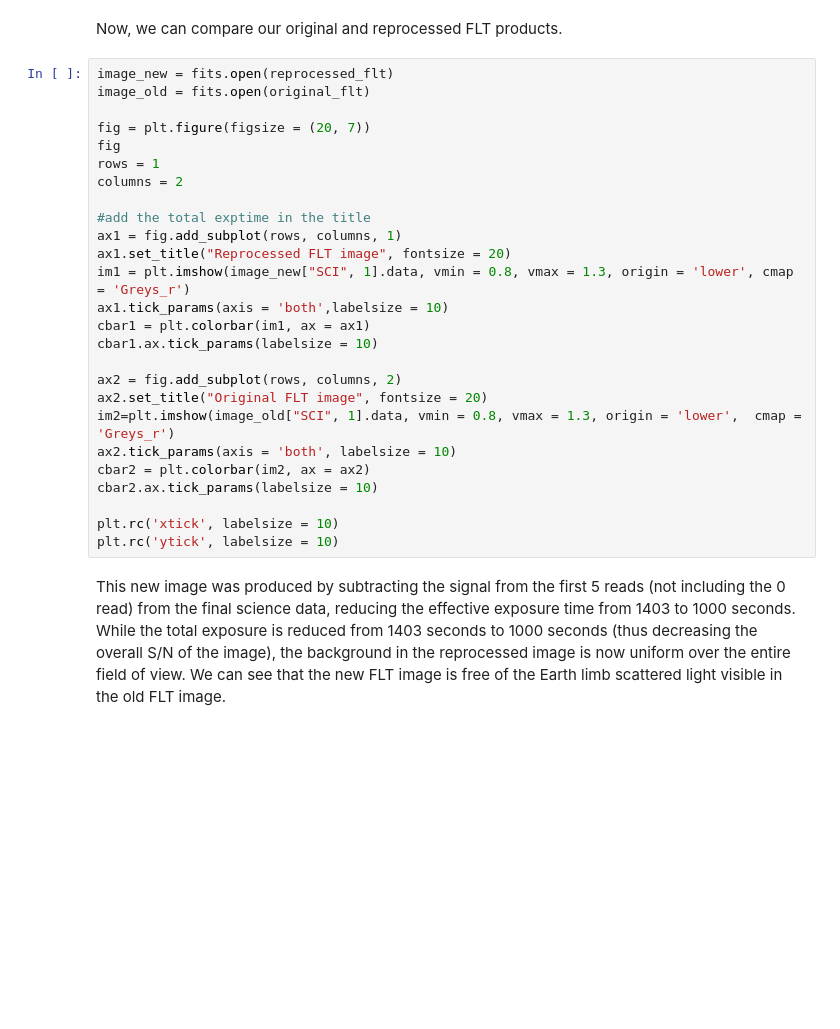
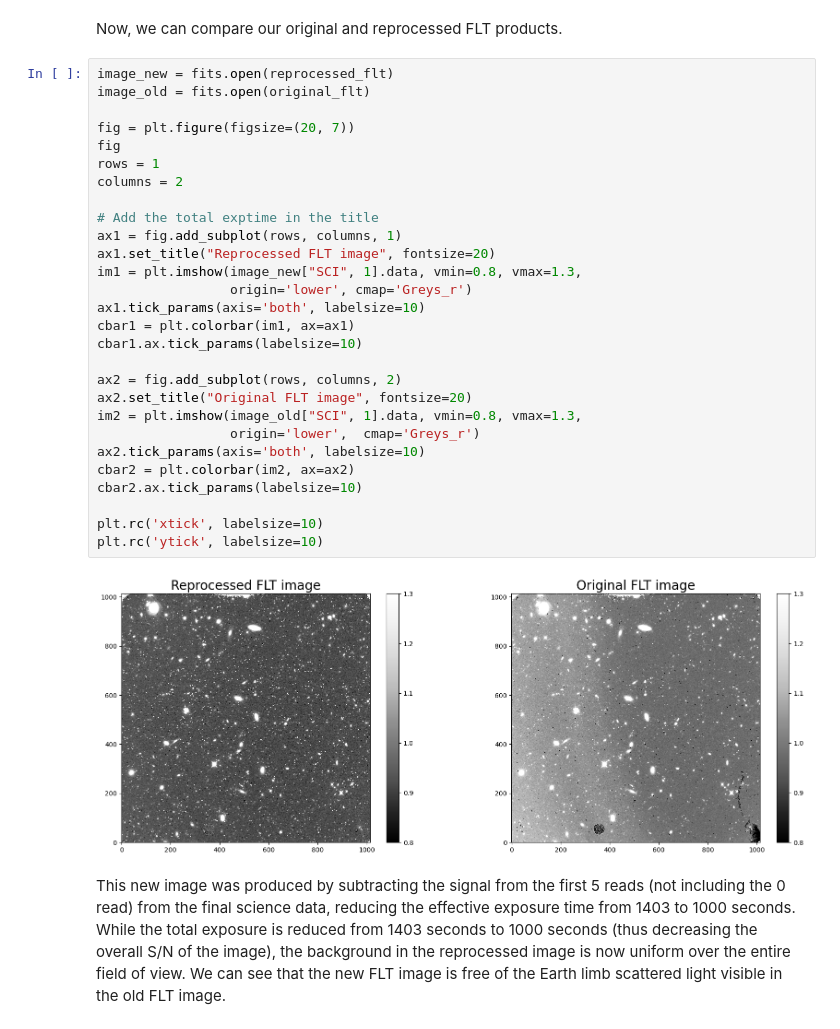
Before and after one commit to thanhdatio/HuongDanAI, a Jupyter notebook: notebooks/WFC3/ir_scattered_light_manual_corrections/Correcting_for_Scattered_Light_in_IR_Exposures_by_Manually_Subtracting_Bad_Reads.ipynb, the cells around one changed output. Cells and saved outputs as stored; diff of their text form; blank space fills up the shorter version.

```diff
--- a/notebooks/WFC3/ir_scattered_light_manual_corrections/Correcting_for_Scattered_Light_in_IR_Exposures_by_Manually_Subtracting_Bad_Reads.ipynb
+++ b/notebooks/WFC3/ir_scattered_light_manual_corrections/Correcting_for_Scattered_Light_in_IR_Exposures_by_Manually_Subtracting_Bad_Reads.ipynb
@@ -537,29 +571,33 @@ Now, we can compare our original and reprocessed FLT products.
 # %%
 image_new = fits.open(reprocessed_flt)
 image_old = fits.open(original_flt)
 
-fig = plt.figure(figsize = (20, 7))
+fig = plt.figure(figsize=(20, 7))
 fig
 rows = 1
 columns = 2
 
-#add the total exptime in the title
+# Add the total exptime in the title
 ax1 = fig.add_subplot(rows, columns, 1)
-ax1.set_title("Reprocessed FLT image", fontsize = 20)
-im1 = plt.imshow(image_new["SCI", 1].data, vmin = 0.8, vmax = 1.3, origin = 'lower', cmap = 'Greys_r')
-ax1.tick_params(axis = 'both',labelsize = 10)
-cbar1 = plt.colorbar(im1, ax = ax1)
-cbar1.ax.tick_params(labelsize = 10)
+ax1.set_title("Reprocessed FLT image", fontsize=20)
+im1 = plt.imshow(image_new["SCI", 1].data, vmin=0.8, vmax=1.3,
+                 origin='lower', cmap='Greys_r')
+ax1.tick_params(axis='both', labelsize=10)
+cbar1 = plt.colorbar(im1, ax=ax1)
+cbar1.ax.tick_params(labelsize=10)
 
 ax2 = fig.add_subplot(rows, columns, 2)
-ax2.set_title("Original FLT image", fontsize = 20)
-im2=plt.imshow(image_old["SCI", 1].data, vmin = 0.8, vmax = 1.3, origin = 'lower',  cmap = 'Greys_r')
-ax2.tick_params(axis = 'both', labelsize = 10)
-cbar2 = plt.colorbar(im2, ax = ax2)
-cbar2.ax.tick_params(labelsize = 10)
+ax2.set_title("Original FLT image", fontsize=20)
+im2 = plt.imshow(image_old["SCI", 1].data, vmin=0.8, vmax=1.3,
+                 origin='lower',  cmap='Greys_r')
+ax2.tick_params(axis='both', labelsize=10)
+cbar2 = plt.colorbar(im2, ax=ax2)
+cbar2.ax.tick_params(labelsize=10)
 
-plt.rc('xtick', labelsize = 10)
-plt.rc('ytick', labelsize = 10)
+plt.rc('xtick', labelsize=10)
+plt.rc('ytick', labelsize=10)
+# %% [output]
+[figure, added]
 # %% [markdown]
 This new image was produced by subtracting the signal from the first 5 reads (not including the 0 read) from the final science data, reducing the effective exposure time from 1403 to 1000 seconds. While the total exposure is reduced from 1403 seconds to 1000 seconds (thus decreasing the overall S/N of the image), the background in the reprocessed image is now uniform over the entire field of view. We can see that the new FLT image is free of the Earth limb scattered light visible in the old FLT image.
 # %%
```
Also changed, not shown: parts of 23 cells of this notebook.
